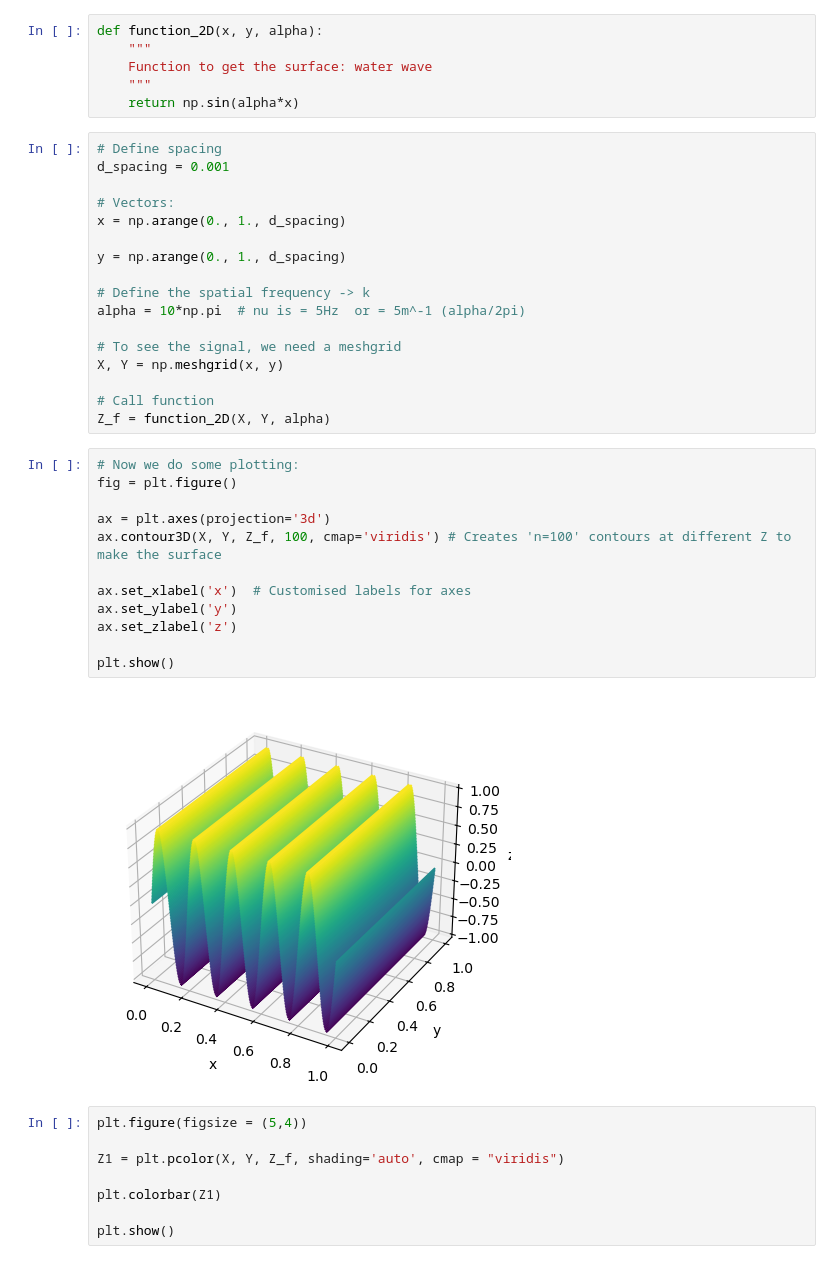
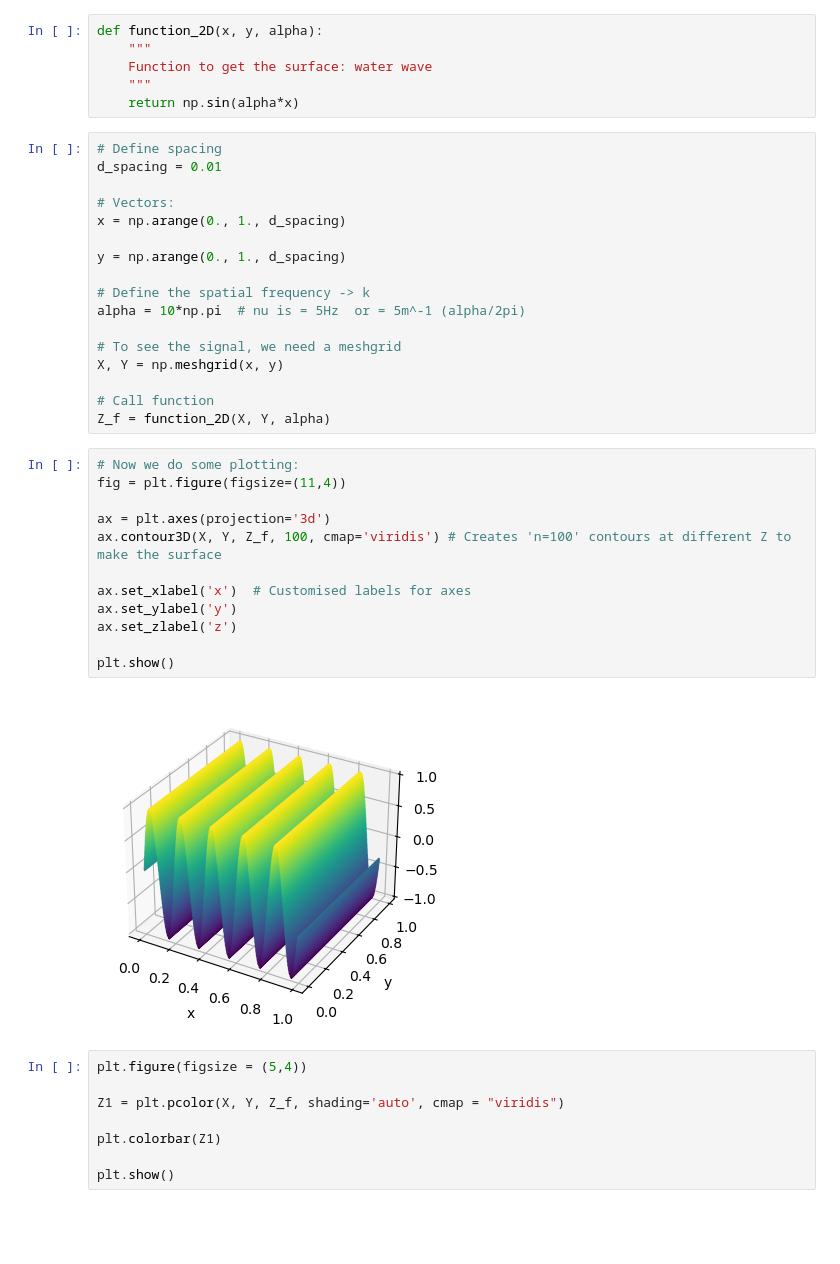
Before and after one commit to wbandabarragan/computational-physics-1, a Jupyter notebook: unit-4/405-2D-Fourier-Transform.ipynb, the cells around one changed output. Saved outputs shown, nothing was run; the diff lists cells and outputs as text; blank space fills up the shorter version.

```diff
--- a/unit-4/405-2D-Fourier-Transform.ipynb
+++ b/unit-4/405-2D-Fourier-Transform.ipynb
@@ -84,7 +84,7 @@ def function_2D(x, y, alpha):
     return np.sin(alpha*x)
 # %%
 # Define spacing
-d_spacing = 0.001
+d_spacing = 0.01
 
 # Vectors:
 x = np.arange(0., 1., d_spacing)
@@ -101,18 +101,18 @@ X, Y = np.meshgrid(x, y)
 Z_f = function_2D(X, Y, alpha)
 # %%
 # Now we do some plotting:
-fig = plt.figure()
+fig = plt.figure(figsize=(11,4))
 
 ax = plt.axes(projection='3d')
 ax.contour3D(X, Y, Z_f, 100, cmap='viridis') # Creates 'n=100' contours at different Z to make the surface
 
 ax.set_xlabel('x')  # Customised labels for axes
 ax.set_ylabel('y')
 ax.set_zlabel('z')
 
 plt.show()
 # %% [output]
-[figure, old version]
+[figure, new version]
 # %%
 plt.figure(figsize = (5,4))
 
```
Also changed, not shown: parts of 15 cells of this notebook, 4 other files.
